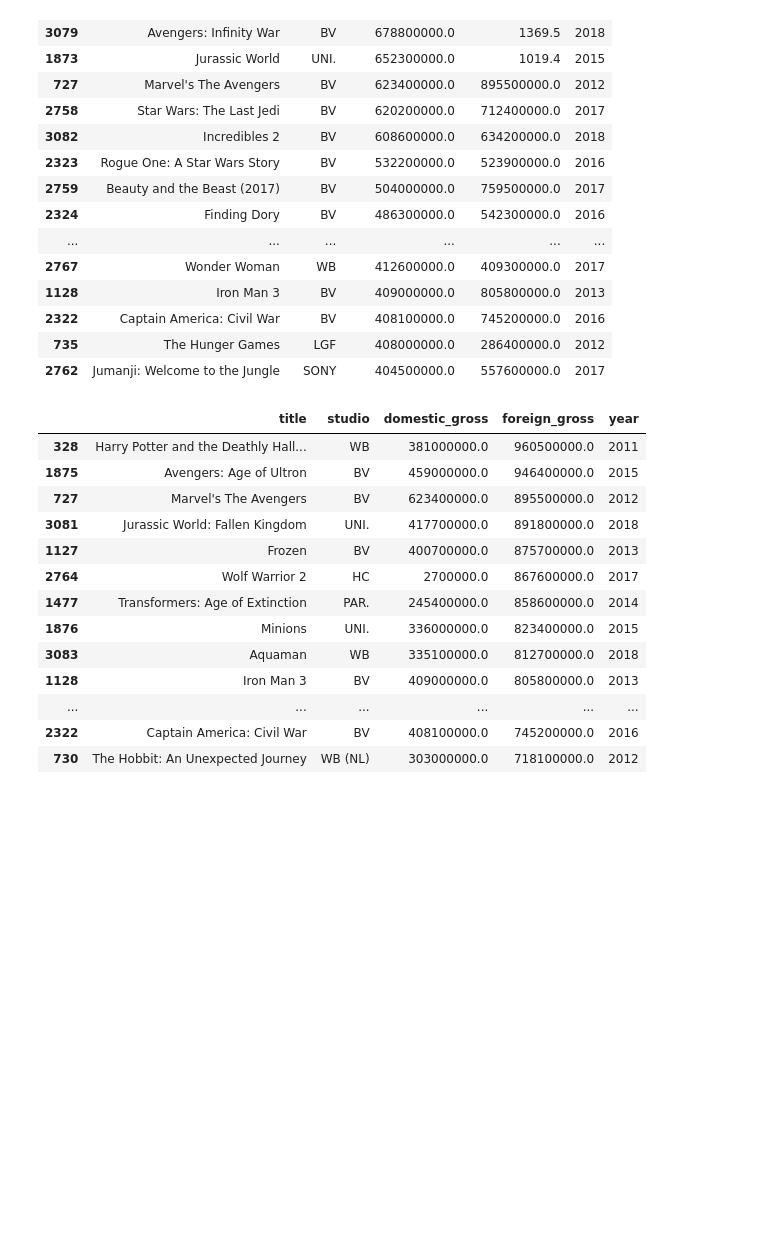
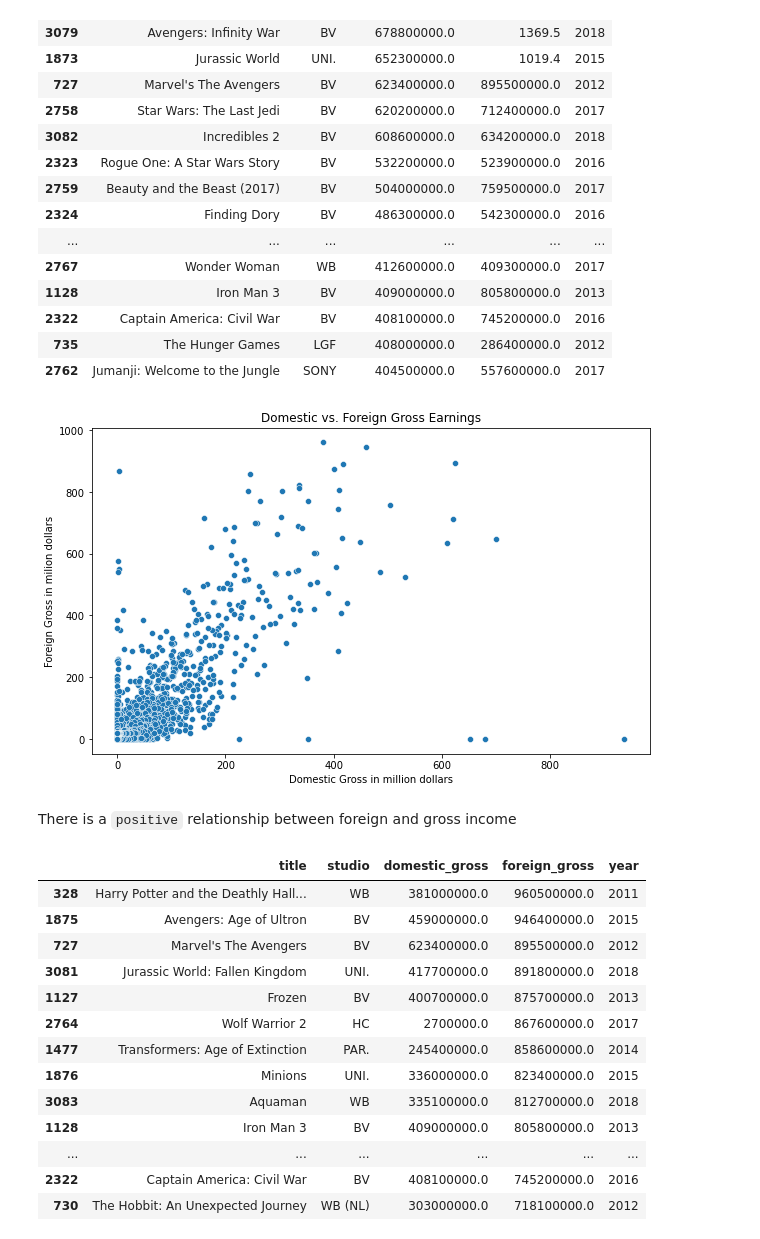
Before and after one commit to KingMaina/Microsoft-Movie-Analysis, a Jupyter notebook: student.ipynb, the cells around one changed output. Drawn from its saved outputs; the diff is of its cells as text; code cells hidden in the pictures; blank space fills up the shorter version.

```diff
--- a/student.ipynb
+++ b/student.ipynb
@@ -980,6 +590,17 @@ top_20_domestic_gross
 | 2322 | Captain America: Civil War | BV | 408100000.0 | 745200000.0 | 2016 |
 | 735 | The Hunger Games | LGF | 408000000.0 | 286400000.0 | 2012 |
 | 2762 | Jumanji: Welcome to the Jungle | SONY | 404500000.0 | 557600000.0 | 2017 |
+# %%
+plt.figure(figsize=(10, 6))
+sns.scatterplot(x=bom_gross_clean['domestic_gross']/10e5, y=bom_gross_clean['foreign_gross']/10e5, data=bom_gross_clean)
+plt.title('Domestic vs. Foreign Gross Earnings')
+plt.xlabel('Domestic Gross in million dollars')
+plt.ylabel('Foreign Gross in milion dollars')
+plt.show()
+# %% [output]
+[figure, added]
+# %% [markdown]
+There is a `positive` relationship between foreign and gross income
 # %%
 top_20_foreign_gross = bom_gross_clean.sort_values(by='foreign_gross', ascending=False).head(20)
 top_20_foreign_gross
```
Also changed, not shown: parts of 61 cells of this notebook.
